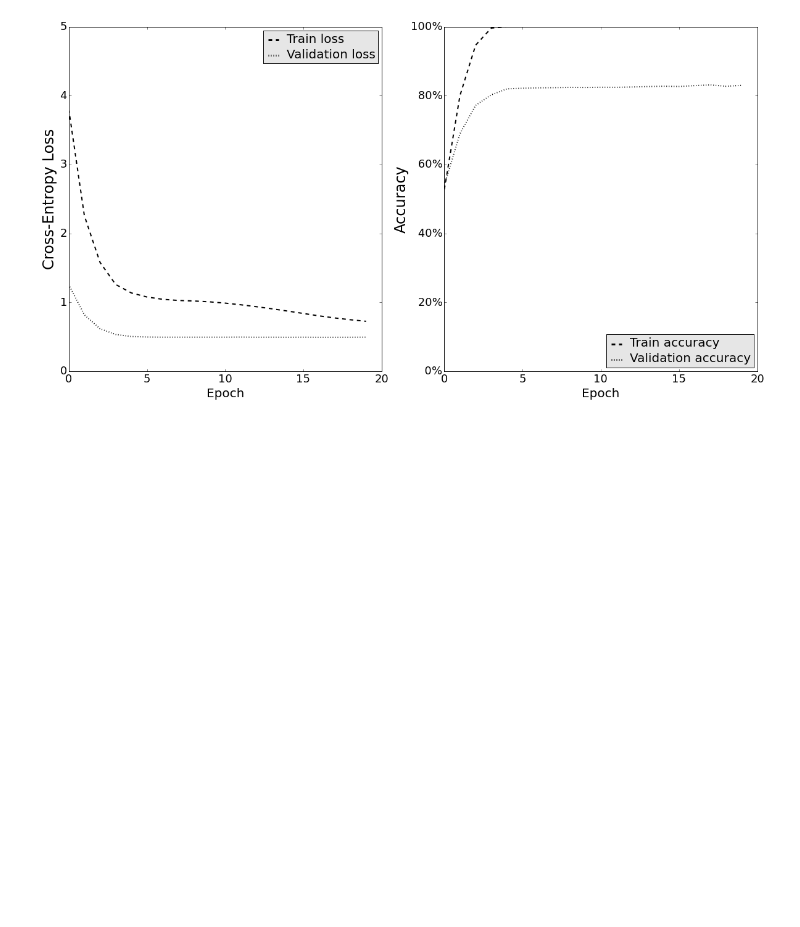
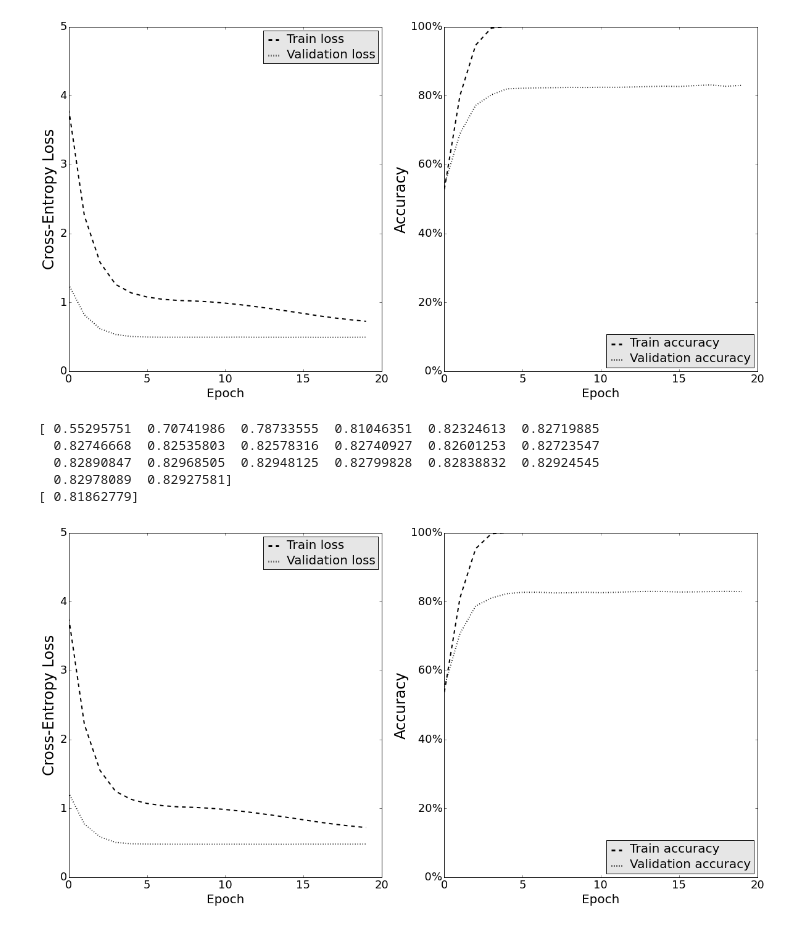
Before and after one commit to marcuniq/ini_caltech101, a Jupyter notebook: iPython Notebooks/Report figures.ipynb, the cells around one changed output. Cells and saved outputs as stored; diff of their text form; code cells hidden in the pictures; blank space fills up the shorter version.

Commit message:
experiment: bn, triangular, no data normalization, 20 epochs

```diff
--- a/iPython Notebooks/Report figures.ipynb
+++ b/iPython Notebooks/Report figures.ipynb
@@ -125,3 +125,13 @@ fig.savefig(pp + 'report/images/conv1-9x9.png')
   0.82729684  0.82989426]
 [ 0.8222704]
 [figure]
+# %%
+fig = plot(pp + 'results/2015-12-29_06.01.59_bn_triangular_no-data-normalization_cv1_e20_history.json')
+fig.savefig(pp + 'report/images/no-data-normalization.png')
+# %% [output]
+[ 0.55295751  0.70741986  0.78733555  0.81046351  0.82324613  0.82719885
+  0.82746668  0.82535803  0.82578316  0.82740927  0.82601253  0.82723547
+  0.82890847  0.82968505  0.82948125  0.82799828  0.82838832  0.82924545
+  0.82978089  0.82927581]
+[ 0.81862779]
+[figure, added]
```
Also changed, not shown: 4 other files.
